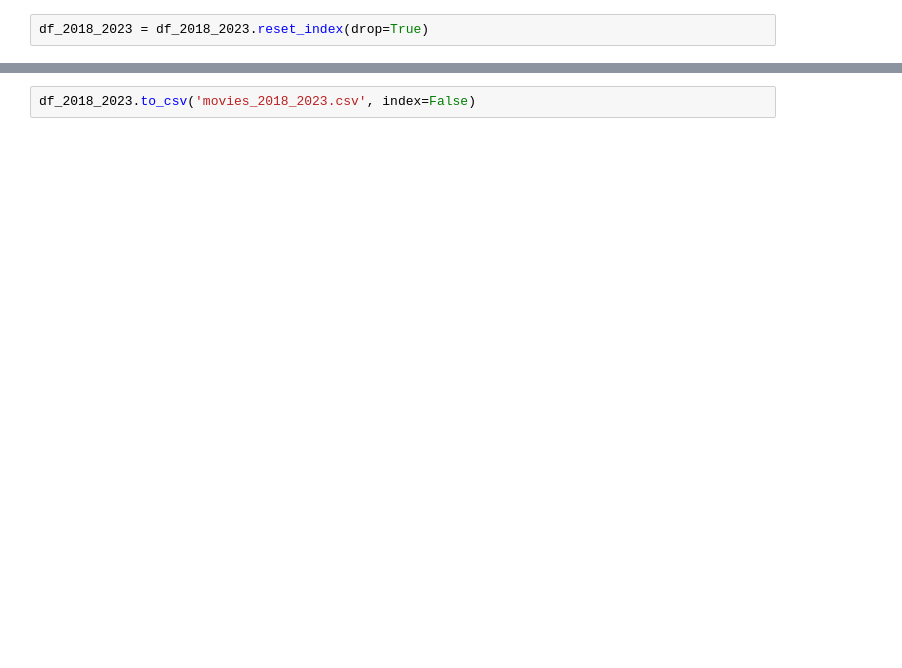
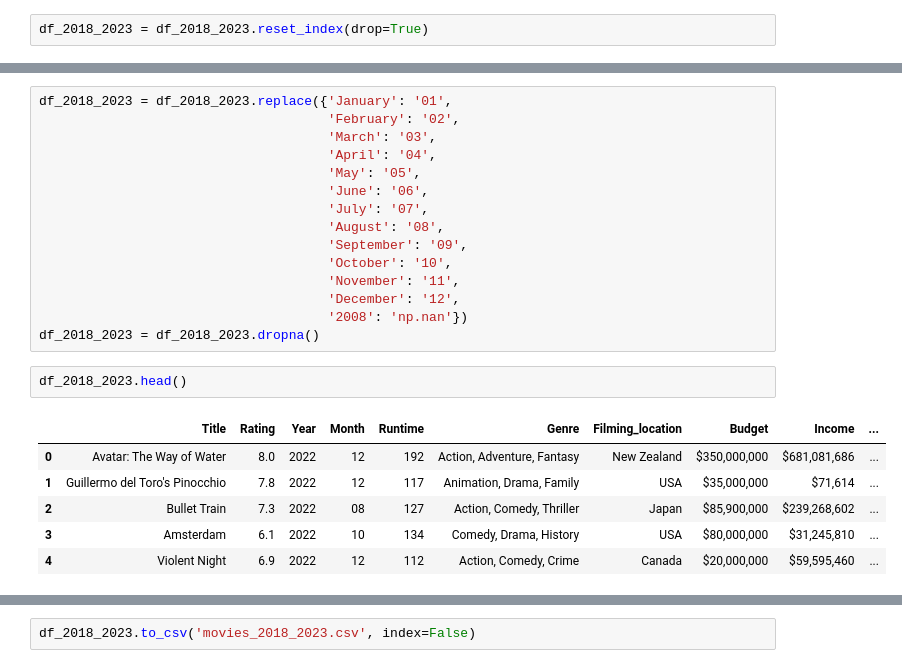
Before and after one commit to gabrielcgo/PROJETOBLUESUB, a Jupyter notebook: notebooks/work/Análise_Explanatória_Filmes.ipynb, the cells around one changed output, grey strips where cells are left out. Saved outputs shown, nothing was run; the diff lists cells and outputs as text; blank space fills up the shorter version.

```diff
--- a/notebooks/work/Análise_Explanatória_Filmes.ipynb
+++ b/notebooks/work/Análise_Explanatória_Filmes.ipynb
@@ -173,0 +181,24 @@ df_2018_2023.head()
+# %%
+df_2018_2023 = df_2018_2023.replace({'January': '01',
+                                     'February': '02',
+                                     'March': '03',
+                                     'April': '04',
+                                     'May': '05',
+                                     'June': '06',
+                                     'July': '07',
+                                     'August': '08',
+                                     'September': '09',
+                                     'October': '10',
+                                     'November': '11',
+                                     'December': '12',
+                                     '2008': 'np.nan'})
+df_2018_2023 = df_2018_2023.dropna()
+# %%
+df_2018_2023.head()
+# %% [output]
+|  | Title | Rating | Year | Month | Runtime | Genre | Filming_location | Budget | Income | ... |
+| 0 | Avatar: The Way of Water | 8.0 | 2022 | 12 | 192 | Action, Adventure, Fantasy | New Zealand | $350,000,000 | $681,081,686 | ... |
+| 1 | Guillermo del Toro's Pinocchio | 7.8 | 2022 | 12 | 117 | Animation, Drama, Family | USA | $35,000,000 | $71,614 | ... |
+| 2 | Bullet Train | 7.3 | 2022 | 08 | 127 | Action, Comedy, Thriller | Japan | $85,900,000 | $239,268,602 | ... |
+| 3 | Amsterdam | 6.1 | 2022 | 10 | 134 | Comedy, Drama, History | USA | $80,000,000 | $31,245,810 | ... |
+| 4 | Violent Night | 6.9 | 2022 | 12 | 112 | Action, Comedy, Crime | Canada | $20,000,000 | $59,595,460 | ... |
```
Also changed, not shown: parts of 7 cells of this notebook.
